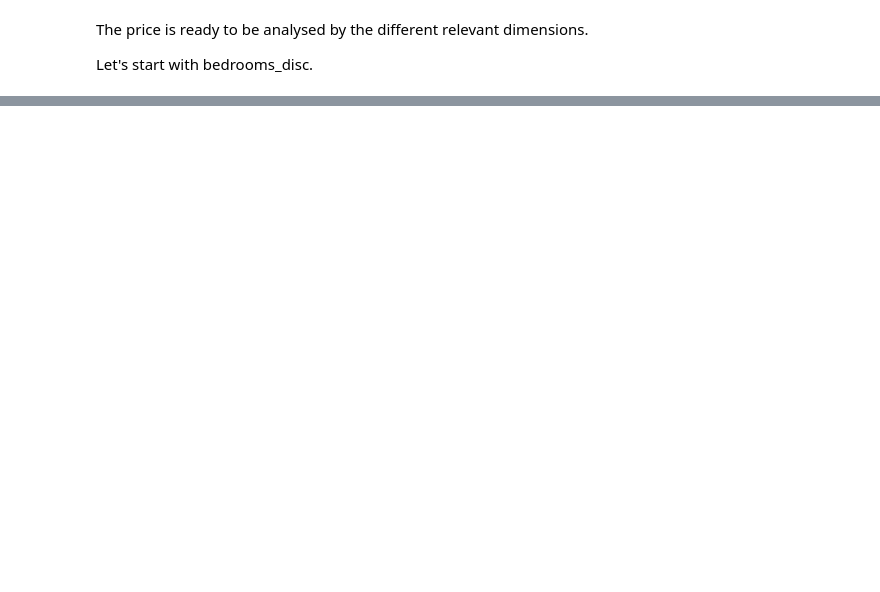
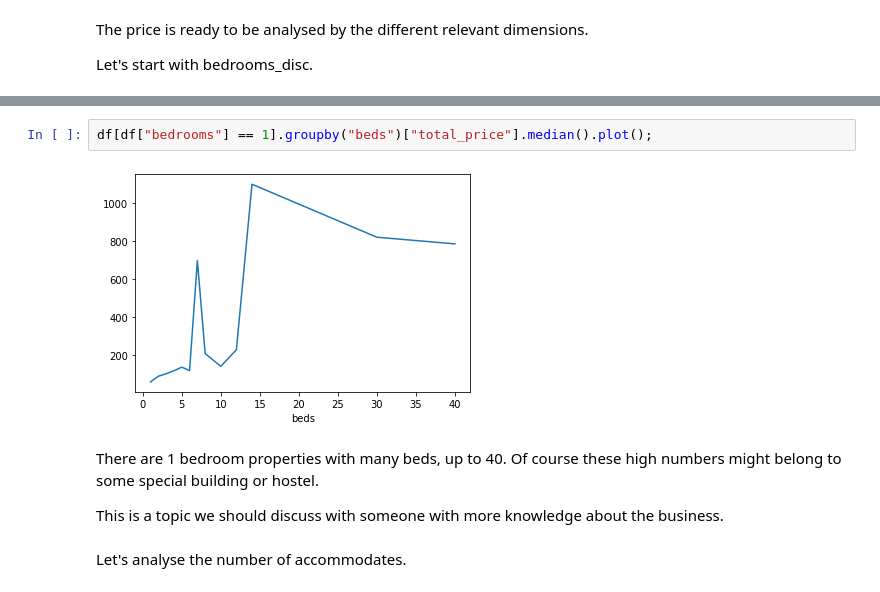
Before and after one commit to luis-cj/data-science-retail-market-madrid, a Jupyter notebook: retail_market_madrid_part_4.ipynb, the cells around one changed output, grey strips where cells are left out. Cells and saved outputs as stored; diff of their text form; blank space fills up the shorter version.

```diff
--- a/retail_market_madrid_part_4.ipynb
+++ b/retail_market_madrid_part_4.ipynb
@@ -287,3 +332,13 @@ ax2.legend(loc=4);
+# %%
+df[df["bedrooms"] == 1].groupby("beds")["total_price"].median().plot();
+# %% [output]
+[figure, added]
+# %% [markdown]
+There are 1 bedroom properties with many beds, up to 40. Of course these high numbers might belong to some special building or hostel.
+
+This is a topic we should discuss with someone with more knowledge about the business.
+# %% [markdown]
+Let's analyse the number of accommodates.
 # %%
 minicube_price.loc["accommodates_disc"]
 # %% [output]
```
Also changed, not shown: parts of 42 cells of this notebook.
